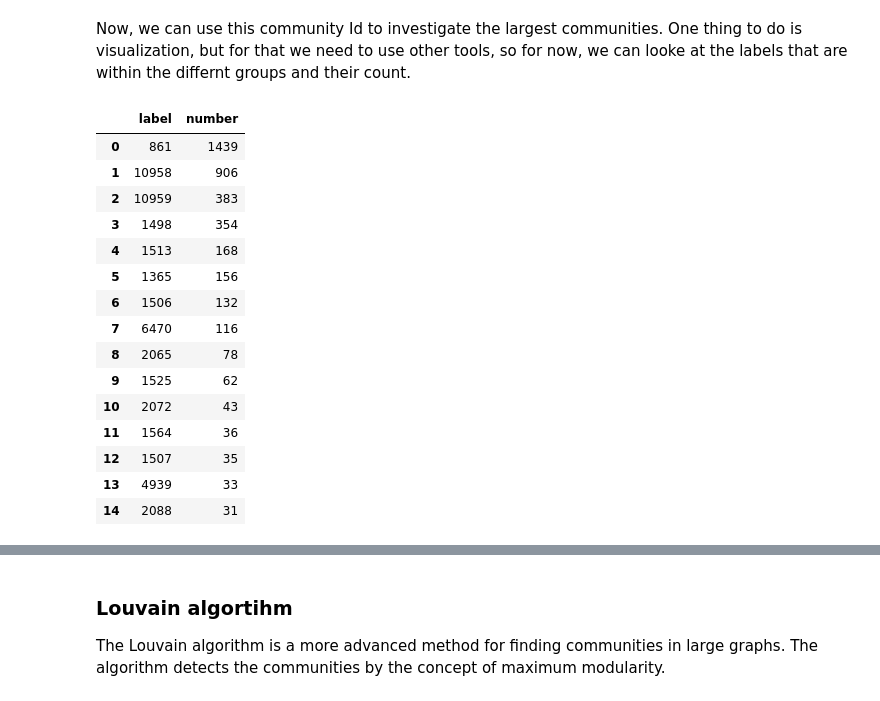
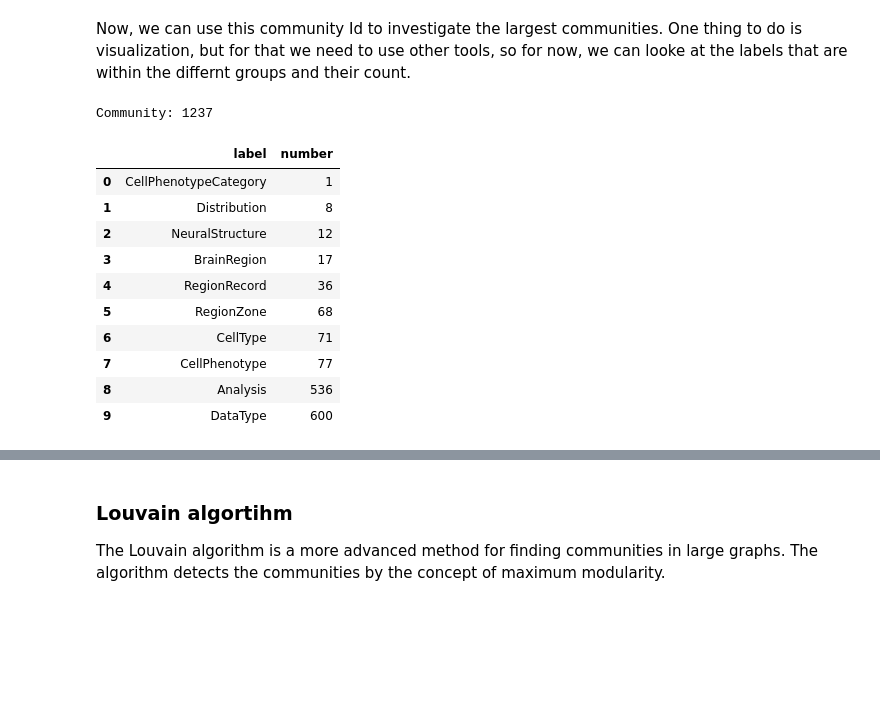
Before and after one commit to marenpg/jupyter_basal_ganglia, a Jupyter notebook: 2. Extending the data with extracted information - GraphAnalysis/1. General information search.ipynb, the cells around one changed output, grey strips where cells are left out. Drawn from its saved outputs; the diff is of its cells as text; code cells hidden in the pictures; blank space fills up the shorter version.

```diff
--- a/2. Extending the data with extracted information - GraphAnalysis/1. General information search.ipynb
+++ b/2. Extending the data with extracted information - GraphAnalysis/1. General information search.ipynb
@@ -19,10 +19,10 @@ import os
 load_dotenv()
 
 neo4jUser = os.getenv("NEO4J_USER")
-neo4jPwd = os.getenv("NEO4J_PASSWORD_DS")
-neo4jUrl = os.getenv("NEO4j_BOLT_DS")
+neo4jPwd = os.getenv("NEO4J_PASSWORD")
+neo4jUrl = os.getenv("NEO4j_BOLT")
 
-driver = GraphDatabase.driver(neo4jUrl,auth=basic_auth(neo4jUser, neo4jPwd))
+driver = GraphDatabase.driver(neo4jUrl,auth=basic_auth(neo4jUser, neo4jPwd), encrypted = False)
 # %% [markdown]
 ## Inital preparation
 # %% [markdown]
@@ -169,33 +172,31 @@ with driver.session() as session:
 Now, we can use this community Id to investigate the largest communities.
 One thing to do is visualization, but for that we need to use other tools, so for now, we can looke at the labels that are within the differnt groups and their count.
 # %%
-top_5 = label_prop_table[:5]
-label_counts = []
-with driver.session() as session:
-    for row in top_5:
+def get_labels_in_communities(prop, row):
+    label_counts = []
+    with driver.session() as session:
         res = session.run("""
-            MATCH (n {community: %d})
-            RETURN DISTINCT labels(n) as label, count(*) as number
-        """ % row[0])
+            MATCH (n {%s: %d})
+            RETURN DISTINCT labels(n)[0] as label, count(n) as number
+            ORDER BY number
+        """ % (prop, row[0]))
 
         for rec in res:
             label_counts.append([rec["label"], rec["number"]])
+        print("Community:", row[0])
+        return label_counts
 
-pd.DataFrame(label_prop_table, columns=["label", "number"])
+pd.DataFrame(get_labels_in_communities("community", label_prop_table[0]), columns=["label", "number"])
 # %% [output]
+Community: 1237
 |  | label | number |
-| 0 | 861 | 1439 |
-| 1 | 10958 | 906 |
-| 2 | 10959 | 383 |
-| 3 | 1498 | 354 |
-| 4 | 1513 | 168 |
-| 5 | 1365 | 156 |
-| 6 | 1506 | 132 |
-| 7 | 6470 | 116 |
-| 8 | 2065 | 78 |
-| 9 | 1525 | 62 |
-| 10 | 2072 | 43 |
-| 11 | 1564 | 36 |
-| 12 | 1507 | 35 |
-| 13 | 4939 | 33 |
-| 14 | 2088 | 31 |
+| 0 | CellPhenotypeCategory | 1 |
+| 1 | Distribution | 8 |
+| 2 | NeuralStructure | 12 |
+| 3 | BrainRegion | 17 |
+| 4 | RegionRecord | 36 |
+| 5 | RegionZone | 68 |
+| 6 | CellType | 71 |
+| 7 | CellPhenotype | 77 |
+| 8 | Analysis | 536 |
+| 9 | DataType | 600 |
```
Also changed, not shown: parts of 39 cells of this notebook, 11 other files.
